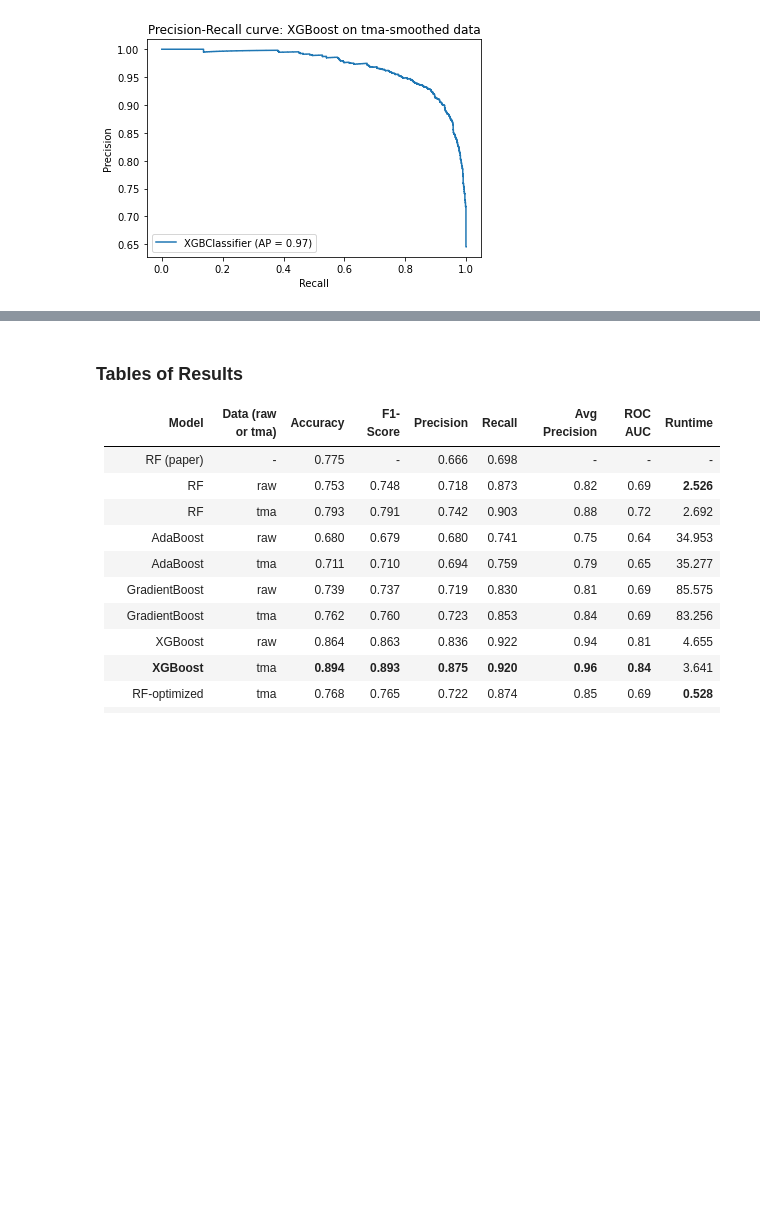
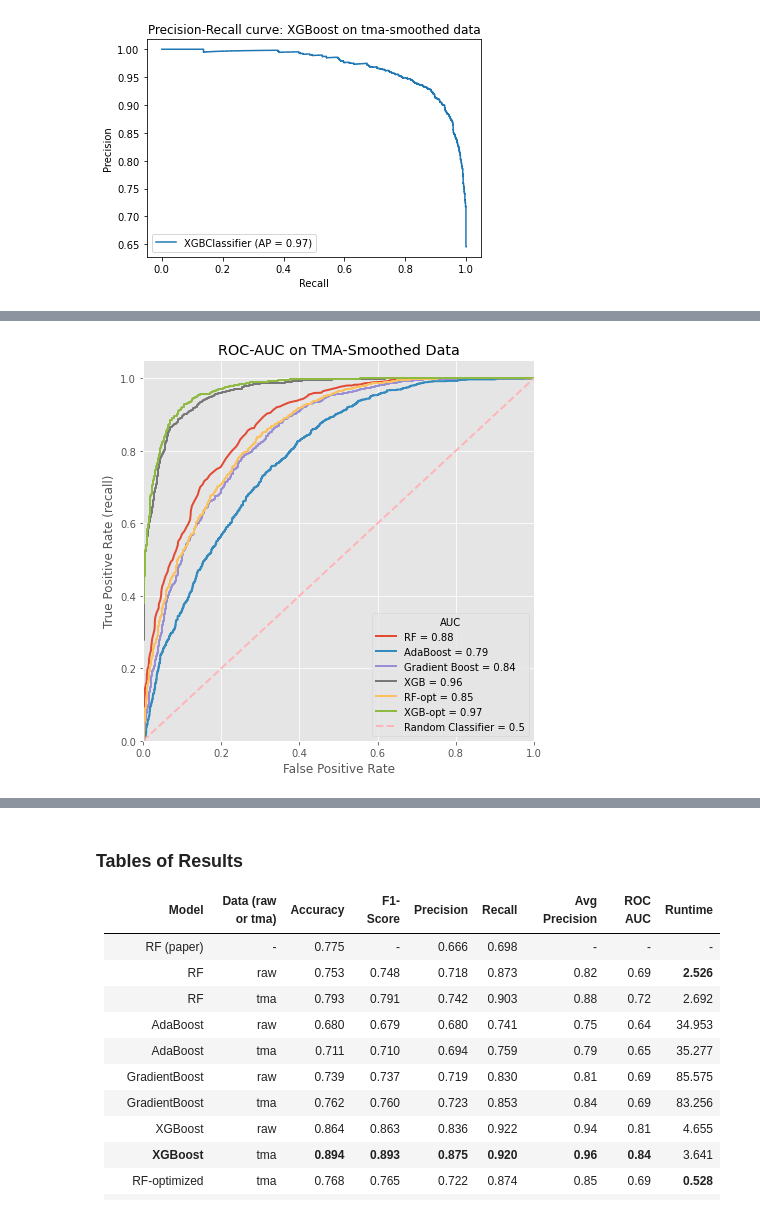
Before and after one commit to gracetang770/Capstone2_Detecting_Heavy_Drinking, a Jupyter notebook: Capstone Two - Modeling.ipynb, the cells around one changed output, grey strips where cells are left out. Saved outputs shown, nothing was run; the diff lists cells and outputs as text; code cells hidden in the pictures; blank space fills up the shorter version.

Commit message:
Add ROC-AUC comparison graph

```diff
--- a/Capstone Two - Modeling.ipynb
+++ b/Capstone Two - Modeling.ipynb
@@ -587,8 +588,8 @@ Average precision-recall score: 0.69
 
 start_time = time.time()
 
-clf = GradientBoostingClassifier(n_estimators=300, random_state = 1)
-model_res = clf.fit(X_train_scaled_tma, y_train_tma)
+gb_clf = GradientBoostingClassifier(n_estimators=300, random_state = 1)
+model_res = gb_clf.fit(X_train_scaled_tma, y_train_tma)
 y_pred = model_res.predict(X_test_scaled_tma)
 y_pred_prob = model_res.predict_proba(X_test_scaled_tma)
 ac = accuracy_score(y_test_tma, y_pred)
@@ -759,8 +760,8 @@ Average precision-recall score: 0.81
 
 start_time = time.time()
 
-clf = xgb.XGBClassifier(seed=1)
-model_res = clf.fit(X_train_scaled_tma, y_train_tma)
+xgb_clf = xgb.XGBClassifier(seed=1)
+model_res = xgb_clf.fit(X_train_scaled_tma, y_train_tma)
 y_pred = model_res.predict(X_test_scaled_tma)
 y_pred_prob = model_res.predict_proba(X_test_scaled_tma)
 ac = accuracy_score(y_test_tma, y_pred)
@@ -951,14 +952,14 @@ start_time = time.time()
 
 # Best Parameters: {'n_estimators': 69, 'min_samples_split': 12, 'min_samples_leaf': 1, 'max_depth': 21}
 
-clf = RandomForestClassifier(n_estimators=69,
+rf_clf_opt = RandomForestClassifier(n_estimators=69,
                              min_samples_split = 12,
                              min_samples_leaf= 1,
                              max_depth = 21,
                              random_state = 1,
                              n_jobs=-1
                             )
-model_res = clf.fit(X_train_scaled_tma, y_train_tma)
+model_res = rf_clf_opt.fit(X_train_scaled_tma, y_train_tma)
 y_pred = model_res.predict(X_test_scaled_tma)
 y_pred_prob = model_res.predict_proba(X_test_scaled_tma)
 ac = accuracy_score(y_test_tma, y_pred)
@@ -1039,8 +1040,8 @@ start_time = time.time()
 
 # Best Parameters:  {'n_estimators': 1000, 'max_depth': 15, 'learning_rate': 0.1}
 
-clf = xgb.XGBClassifier(n_estimators = 1000, max_depth = 15, learning_rate = 0.1, seed=1)
-model_res = clf.fit(X_train_scaled_tma, y_train_tma)
+xgb_clf_opt = xgb.XGBClassifier(n_estimators = 1000, max_depth = 15, learning_rate = 0.1, seed=1)
+model_res = xgb_clf_opt.fit(X_train_scaled_tma, y_train_tma)
 y_pred = model_res.predict(X_test_scaled_tma)
 y_pred_prob = model_res.predict_proba(X_test_scaled_tma)
 ac = accuracy_score(y_test_tma, y_pred)
@@ -1120,0 +1124,67 @@ Average precision-recall score: 0.86
+# %%
+#Use the models from earlier in the nb.
+#These models were fit (trained) on the tma-smoothed data.
+rf_clf_pred_prob = rf_clf.predict_proba(X_test_scaled_tma)
+rf_clf_lr_probs = rf_clf_pred_prob[:,1]
+rf_clf_lr_fpr, rf_clf_lr_tpr, _ = roc_curve(y_test_tma, rf_clf_lr_probs)
+rf_clf_lr_roc_auc = auc(rf_clf_lr_fpr, rf_clf_lr_tpr)
+
+ab_clf_pred_prob = ab_clf.predict_proba(X_test_scaled_tma)
+ab_clf_lr_probs = ab_clf_pred_prob[:,1]
+ab_clf_lr_fpr, ab_clf_lr_tpr, _ = roc_curve(y_test_tma, ab_clf_lr_probs)
+ab_clf_lr_roc_auc = auc(ab_clf_lr_fpr, ab_clf_lr_tpr)
+
+gb_clf_pred_prob = gb_clf.predict_proba(X_test_scaled_tma)
+gb_clf_lr_probs = gb_clf_pred_prob[:,1]
+gb_clf_lr_fpr, gb_clf_lr_tpr, _ = roc_curve(y_test_tma, gb_clf_lr_probs)
+gb_clf_lr_roc_auc = auc(gb_clf_lr_fpr, gb_clf_lr_tpr)
+
+xgb_clf_pred_prob = xgb_clf.predict_proba(X_test_scaled_tma)
+xgb_clf_lr_probs = xgb_clf_pred_prob[:,1]
+xgb_clf_lr_fpr, xgb_clf_lr_tpr, _ = roc_curve(y_test_tma, xgb_clf_lr_probs)
+xgb_clf_lr_roc_auc = auc(xgb_clf_lr_fpr, xgb_clf_lr_tpr)
+
+rf_opt_pred_prob = rf_clf_opt.predict_proba(X_test_scaled_tma)
+rf_opt_lr_probs = rf_opt_pred_prob[:,1]
+rf_opt_lr_fpr, rf_opt_lr_tpr, _ = roc_curve(y_test_tma, rf_opt_lr_probs)
+rf_opt_lr_roc_auc = auc(rf_opt_lr_fpr, rf_opt_lr_tpr)
+
+xgb_opt_pred_prob = xgb_clf_opt.predict_proba(X_test_scaled_tma)
+xgb_opt_lr_probs = xgb_opt_pred_prob[:,1]
+xgb_opt_lr_fpr, xgb_opt_lr_tpr, _ = roc_curve(y_test_tma, xgb_opt_lr_probs)
+xgb_opt_lr_roc_auc = auc(xgb_opt_lr_fpr, xgb_opt_lr_tpr)
+
+plt.style.use('ggplot')
+plt.figure(figsize=(7,7))
+
+lw = 2
+plt.plot(rf_clf_lr_fpr, rf_clf_lr_tpr,
+         lw=lw, label='RF = %0.2f' % rf_clf_lr_roc_auc)
+
+plt.plot(ab_clf_lr_fpr, ab_clf_lr_tpr,
+         lw=lw, label='AdaBoost = %0.2f' % ab_clf_lr_roc_auc)
+
+plt.plot(gb_clf_lr_fpr, gb_clf_lr_tpr,
+         lw=lw, label='Gradient Boost = %0.2f' % gb_clf_lr_roc_auc)
+
+plt.plot(xgb_clf_lr_fpr, xgb_clf_lr_tpr,
+         lw=lw, label='XGB = %0.2f' % xgb_clf_lr_roc_auc)
+
+plt.plot(rf_opt_lr_fpr, rf_opt_lr_tpr,
+         lw=lw, label='RF-opt = %0.2f' % rf_opt_lr_roc_auc)
+
+plt.plot(xgb_opt_lr_fpr, xgb_opt_lr_tpr,
+         lw=lw, label='XGB-opt = %0.2f' % xgb_opt_lr_roc_auc)
+
+plt.plot([0, 1], [0, 1], lw=lw, linestyle='--',
+         label='Random Classifier = 0.5')
+
+plt.xlim([0.0, 1.0])
+plt.ylim([0.0, 1.05])
+plt.xlabel('False Positive Rate')
+plt.ylabel('True Positive Rate (recall)')
+plt.title('ROC-AUC on TMA-Smoothed Data')
+plt.legend(title='AUC', loc="lower right")
+plt.show()
+# %% [output]
+[figure, added]
```
Also changed, not shown: parts of 23 cells of this notebook.
